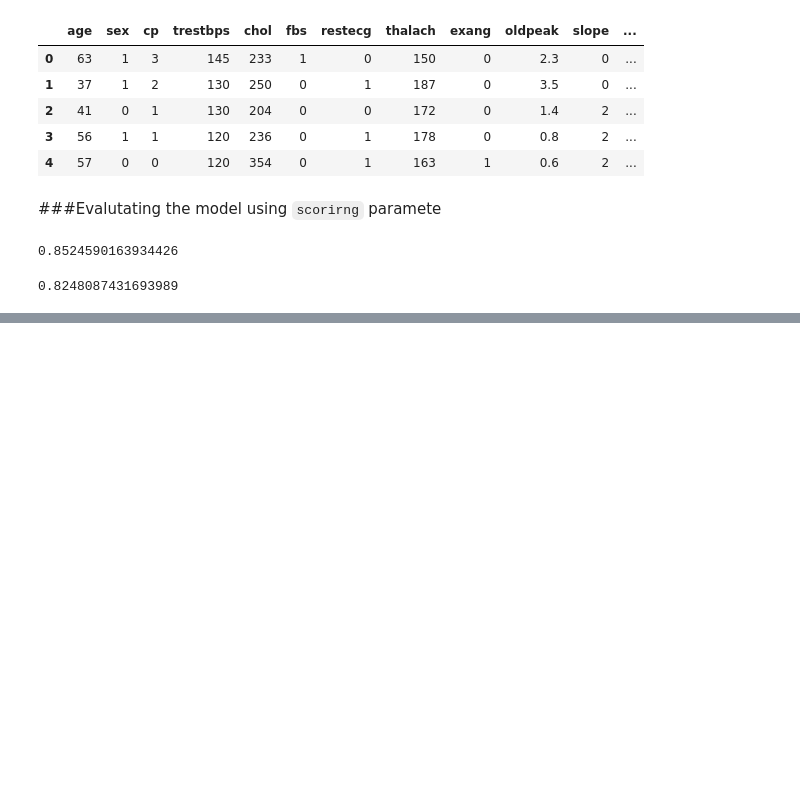
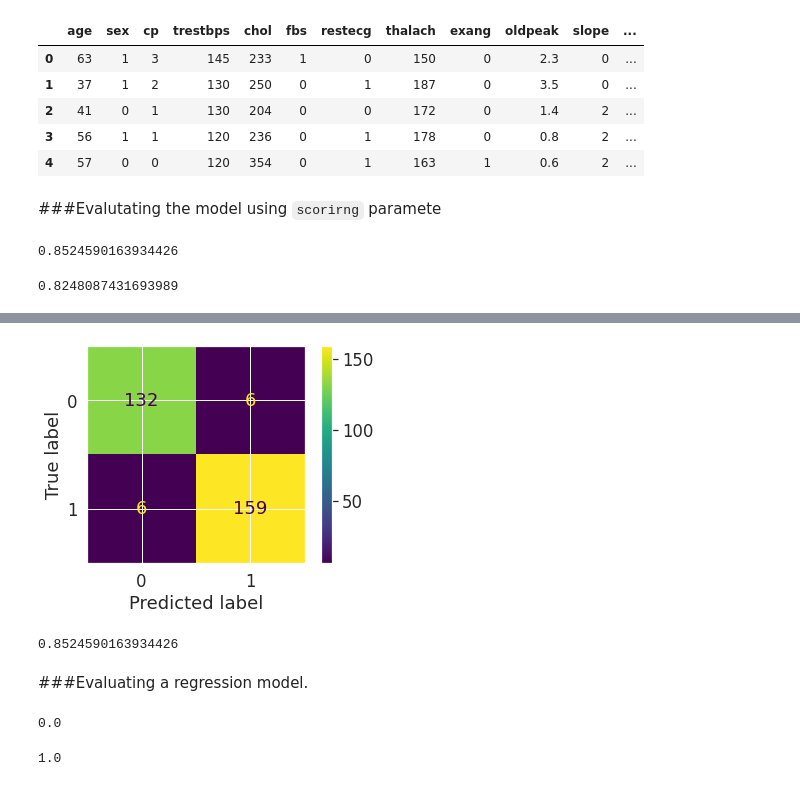
Before and after one commit to necromancer143/project, a Jupyter notebook: Pratyush/Untitled0.ipynb, the cells around one changed output, grey strips where cells are left out. Drawn from its saved outputs; the diff is of its cells as text; code cells hidden in the pictures; blank space fills up the shorter version.

```diff
--- a/Pratyush/Untitled0.ipynb
+++ b/Pratyush/Untitled0.ipynb
@@ -838,0 +939,36 @@ Heart Diesease Classifier Accuracy: 82.48%
+# %%
+from sklearn.metrics import ConfusionMatrixDisplay
+
+ConfusionMatrixDisplay.from_estimator(estimator = clf, X=x, y=y);
+# %% [output]
+[figure, added]
+# %%
+from sklearn.ensemble import RandomForestClassifier
+
+np.random.seed(42)
+
+x = heart_diesease.drop("target", axis=1)
+y = heart_diesease["target"]
+
+x_train, x_test, y_train, y_test = train_test_split(x, y, test_size=0.2)
+
+model = RandomForestClassifier(n_estimators= 100)
+model.fit(x_train, y_train)
+model.score(x_test, y_test)
+# %% [output]
+0.8524590163934426
+# %% [markdown]
+###Evaluating a regression model.
+# %%
+ #Evaluating R2 (Comparision)
+from sklearn.metrics import r2_score
+y_test_mean = np.full(len(y_test), y_test.mean())
+r2_score(y_true = y_test,
+         y_pred=y_test_mean)
+# %% [output]
+0.0
+# %%
+r2_score(y_true = y_test,
+         y_pred = y_test)
+# %% [output]
+1.0
```
Also changed, not shown: parts of 12 cells of this notebook.
